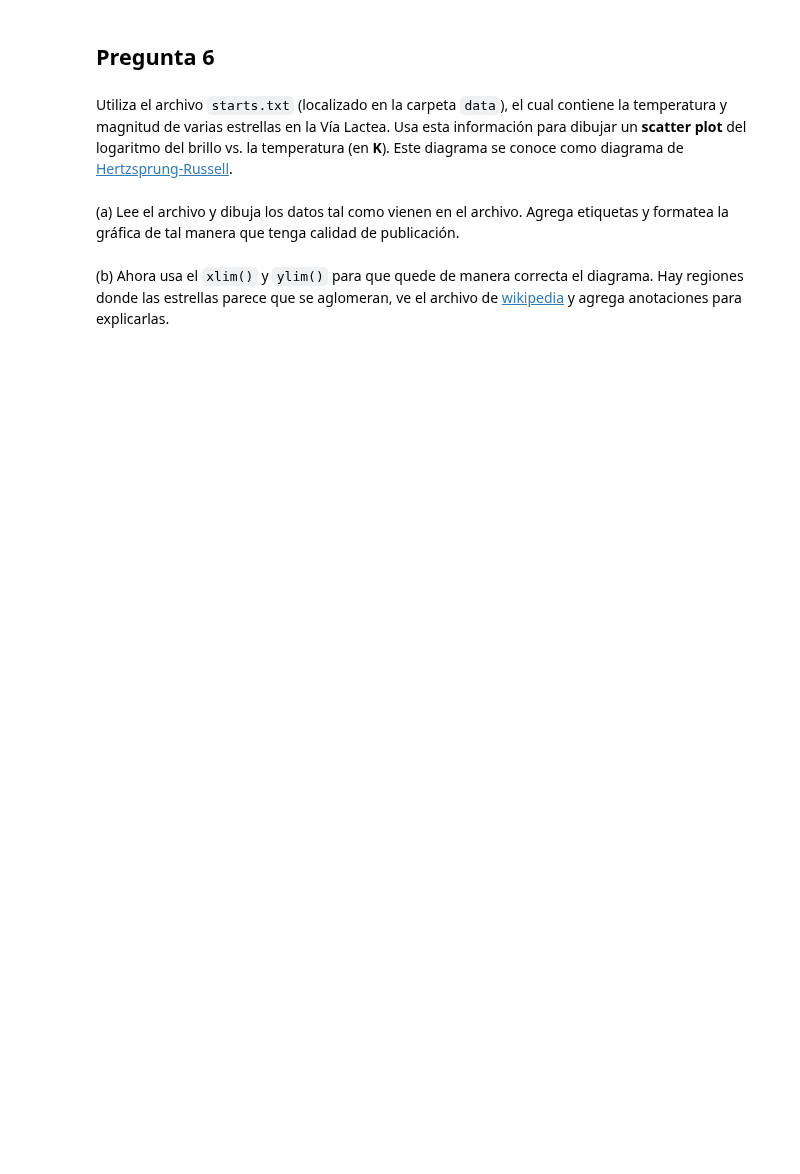
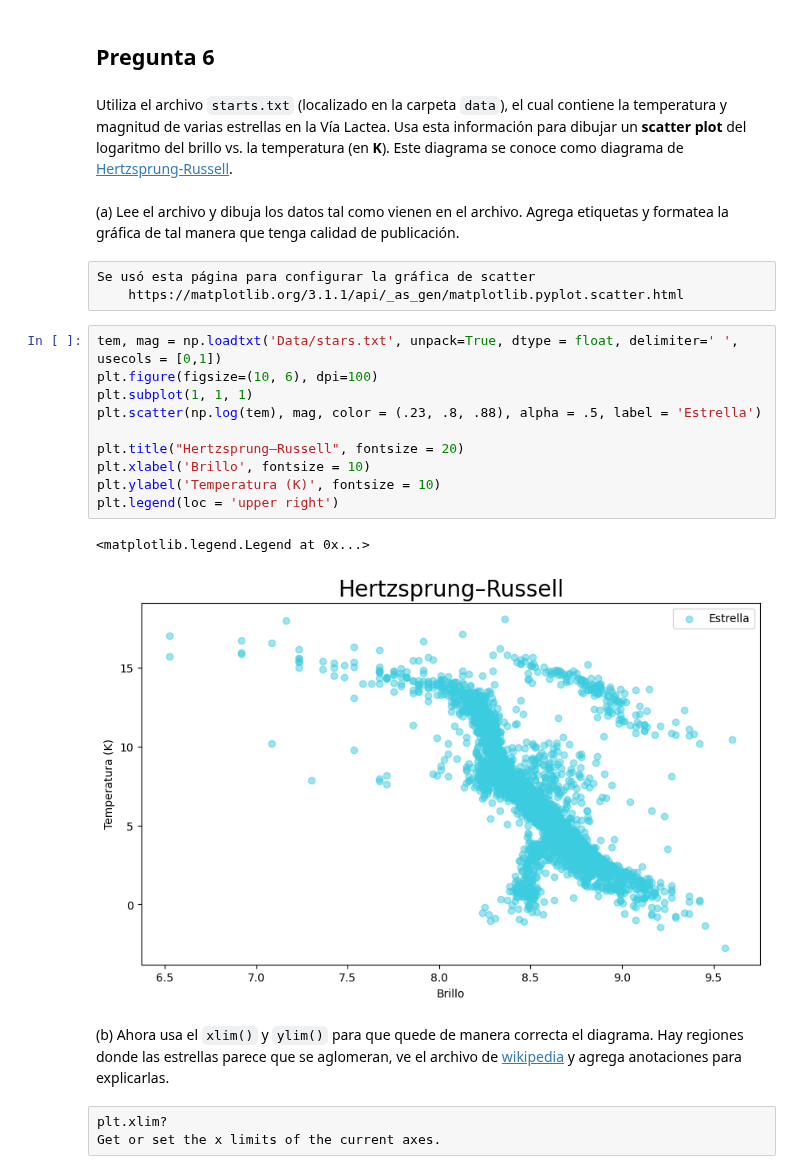
Before and after one commit to jesusigarmor/Matematicas-computacionales-fall2020, a Jupyter notebook: alumnos/Aranza/Tareas/NumPy_tarea.ipynb, the cells around one changed output. Cells and saved outputs as stored; diff of their text form; blank space fills up the shorter version.

```diff
--- a/alumnos/Aranza/Tareas/NumPy_tarea.ipynb
+++ b/alumnos/Aranza/Tareas/NumPy_tarea.ipynb
@@ -447,5 +477,24 @@ plt.annotate(r'Mínimo',
 Utiliza el archivo `starts.txt` (localizado en la carpeta `data`), el cual contiene la temperatura y magnitud de varias estrellas en la Vía Lactea.  Usa esta información para dibujar un **scatter plot** del logaritmo del brillo vs. la temperatura (en **K**). Este diagrama se conoce como diagrama de [Hertzsprung-Russell](http://en.wikipedia.org/wiki/Hertzsprung%E2%80%93Russell_diagram).
 # %% [markdown]
 (a) Lee el archivo y dibuja los datos tal como vienen en el archivo. Agrega etiquetas y formatea la gráfica de tal manera que tenga calidad de publicación.
+# %% [raw]
+Se usó esta página para configurar la gráfica de scatter
+    https://matplotlib.org/3.1.1/api/_as_gen/matplotlib.pyplot.scatter.html
+# %%
+tem, mag = np.loadtxt('Data/stars.txt', unpack=True, dtype = float, delimiter=' ', usecols = [0,1])
+plt.figure(figsize=(10, 6), dpi=100)
+plt.subplot(1, 1, 1)
+plt.scatter(np.log(tem), mag, color = (.23, .8, .88), alpha = .5, label = 'Estrella')
+
+plt.title("Hertzsprung–Russell", fontsize = 20)
+plt.xlabel('Brillo', fontsize = 10)
+plt.ylabel('Temperatura (K)', fontsize = 10)
+plt.legend(loc = 'upper right')
+# %% [output]
+<matplotlib.legend.Legend at 0x...>
+[figure, added]
 # %% [markdown]
 (b) Ahora usa el `xlim()` y  `ylim()` para que quede de manera correcta el diagrama. Hay regiones donde las estrellas parece que se aglomeran, ve el archivo de [wikipedia]( http://en.wikipedia.org/wiki/Hertzsprung%E2%80%93Russell_diagram) y agrega anotaciones para explicarlas.
+# %% [raw]
+plt.xlim?
+Get or set the x limits of the current axes.
```
Also changed, not shown: parts of 10 cells of this notebook, 6 other files.
